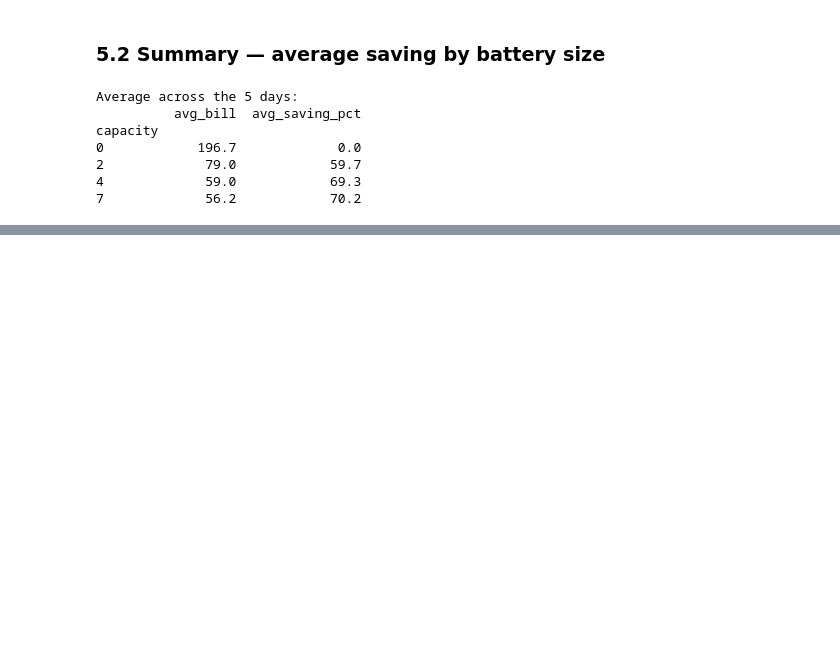
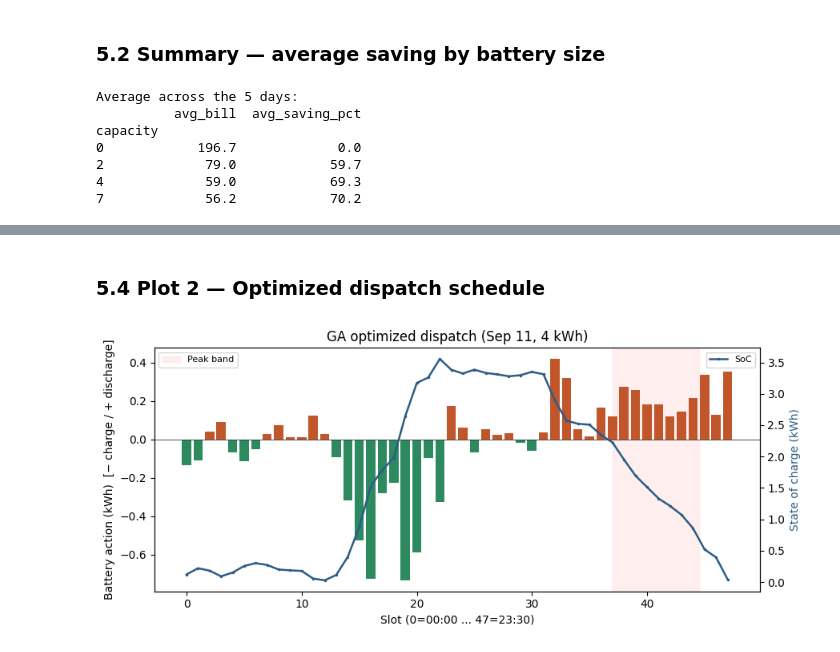
Before and after one commit to Adore96/WattWise, a Jupyter notebook: heuristic_energy_optimization.ipynb, the cells around one changed output, grey strips where cells are left out. Saved outputs shown, nothing was run; the diff lists cells and outputs as text; code cells hidden in the pictures; blank space fills up the shorter version.

```diff
--- a/heuristic_energy_optimization.ipynb
+++ b/heuristic_energy_optimization.ipynb
@@ -548,0 +572,22 @@ capacity
+# %% [markdown]
+### 5.4 Plot 2 — Optimized dispatch schedule
+# %%
+sch, soc = r["schedule"], r["soc"]
+x = np.arange(SLOTS_PER_DAY)
+
+fig, ax1 = plt.subplots(figsize=(9, 4))
+colors = ["#2d8a5f" if a < 0 else "#c0562a" for a in sch]   # green=charge, red=discharge
+ax1.bar(x, sch, color=colors, width=0.8)
+ax1.axhline(0, color="#333", lw=0.6)
+ax1.axvspan(37, 44.5, color="#ffdede", alpha=0.5, zorder=0, label="Peak band")
+ax1.set_xlabel("Slot (0=00:00 ... 47=23:30)")
+ax1.set_ylabel("Battery action (kWh)  [− charge / + discharge]")
+ax1.set_title("GA optimized dispatch (Sep 11, 4 kWh)")
+
+ax2 = ax1.twinx()
+ax2.plot(x, soc, color="#2d5c86", lw=1.8, marker=".", ms=3, label="SoC")
+ax2.set_ylabel("State of charge (kWh)", color="#2d5c86")
+ax1.legend(loc="upper left", fontsize=8); ax2.legend(loc="upper right", fontsize=8)
+plt.tight_layout(); plt.show()
+# %% [output]
+[figure, added]
```
Also changed, not shown: parts of 2 cells of this notebook.
